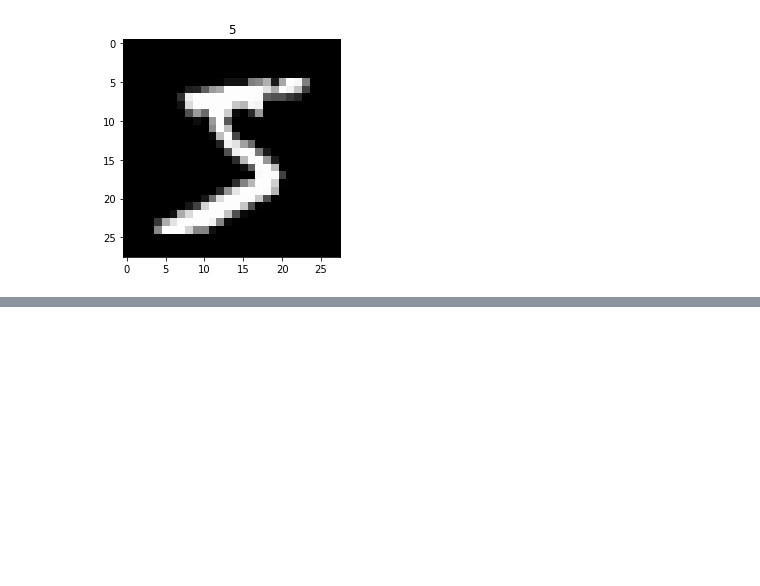
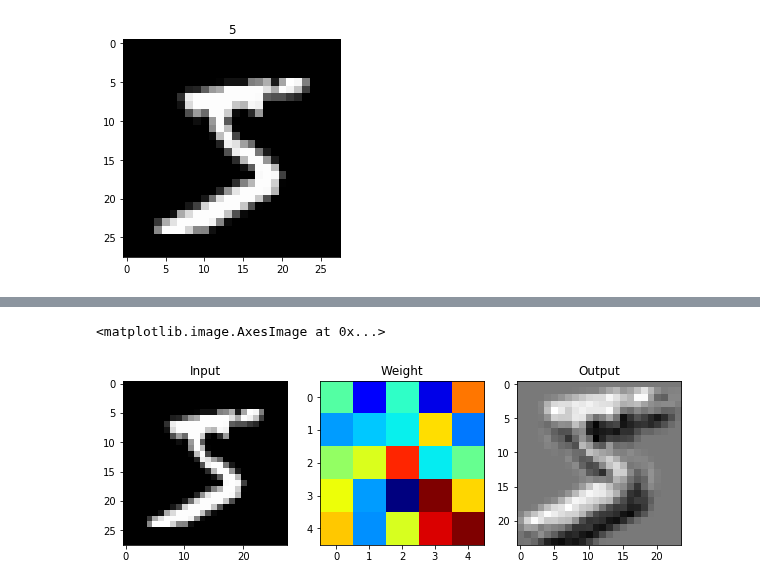
Before and after one commit to gjustin40/Pytorch-Cookbook, a Jupyter notebook: Pytorch4_1_Layers&Visualization.ipynb, the cells around one changed output, grey strips where cells are left out. Drawn from its saved outputs; the diff is of its cells as text; code cells hidden in the pictures; blank space fills up the shorter version.

```diff
--- a/Pytorch4_1_Layers&Visualization.ipynb
+++ b/Pytorch4_1_Layers&Visualization.ipynb
@@ -48,0 +82,17 @@ con_layer = nn.Conv2d(in_channels = 1, out_channels = 20, kernel_size = 5, stir)
+# %%
+# Visualization
+plt.figure(figsize = (10, 15))
+plt.subplot(131)
+plt.title('Input')
+plt.imshow(image_arr, 'gray')
+
+plt.subplot(132)
+plt.title('Weight')
+plt.imshow(weight_example[0,0,:,:], 'jet')
+
+plt.subplot(133)
+plt.title('Output')
+plt.imshow(output_arr[0,0,:,:], 'gray')
+# %% [output]
+<matplotlib.image.AxesImage at 0x...>
+[figure, added]
```
Also changed, not shown: parts of 18 cells of this notebook.
